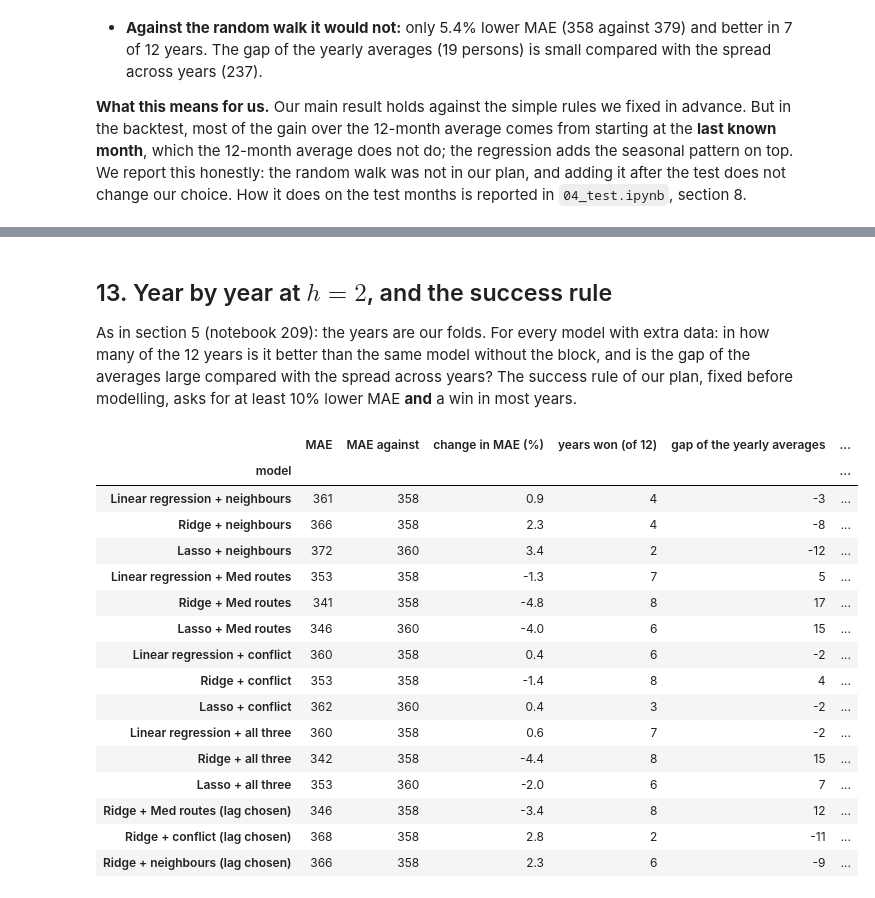
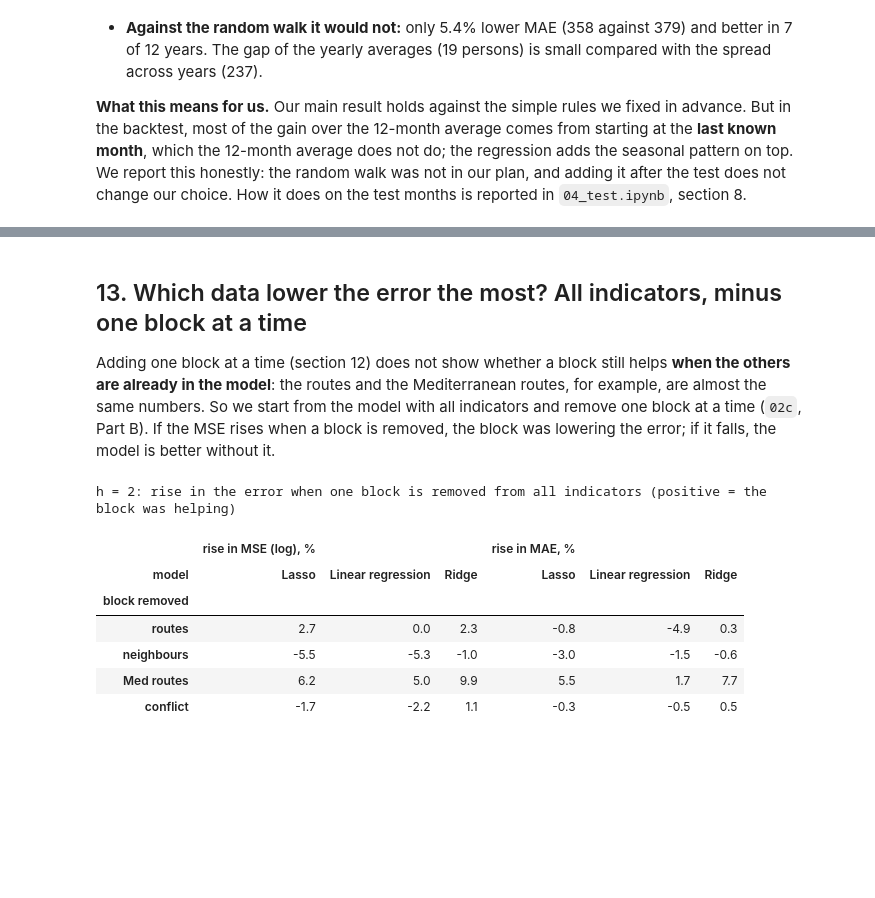
Before and after one commit to axe3010/dsf-asylum-forecast-II, a Jupyter notebook: code/03_evaluate.ipynb, the cells around one changed output, grey strips where cells are left out. Drawn from its saved outputs; the diff is of its cells as text; code cells hidden in the pictures; blank space fills up the shorter version.

```diff
--- a/code/03_evaluate.ipynb
+++ b/code/03_evaluate.ipynb
@@ -421,9 +423,11 @@ def read(path):
     return data
 
 cols = ["model", "origin", "month", "h", "forecast_log", "actual_log", "forecast", "actual"]
-base = pd.concat([read("../data/processed/backtest_forecasts.csv")[cols],          # includes the random walk
-                  read("../data/processed/backtest_forecasts_regression.csv")[cols]], ignore_index=True)
-extra = read("../data/processed/backtest_forecasts_extra.csv")
+base = pd.concat([read("../data/processed/backtest_forecasts.csv")[cols],             # simple rules (with the random walk), (S)ARIMA
+                  read("../data/processed/backtest_forecasts_regression.csv")[cols],  # family 1: the series' own past
+                  read("../data/processed/backtest_forecasts_indicator.csv")[cols]],  # family 2, Part A: + routes
+                 ignore_index=True)
+extra = read("../data/processed/backtest_forecasts_extra.csv")                        # family 2, Part B
 lag_choice = read("../data/processed/backtest_forecasts_lag_choice.csv")
 
 forecasts_b = pd.concat([base, extra[cols], lag_choice[cols]], ignore_index=True)
@@ -443,17 +447,20 @@ Same forecast months for all models: True
 `error_table` is the function of section 2.
 # %%
 simple_rules = ["Seasonal naive", "12-month average", "Random walk"]
-blocks = ["neighbours", "Med routes", "conflict", "all three"]
-block_models = [f"{m} + {bl}" for bl in blocks for m in regression_models]
+indicators = ["routes", "neighbours", "Med routes", "conflict"]
+single_models = [f"{m} + {b}" for b in indicators for m in regression_models]
+all_models = [f"{m} + all indicators" for m in regression_models]
+drop_models = [f"{m} + all but {b}" for b in indicators for m in regression_models]
 lag_models = sorted(lag_choice["model"].unique())
-model_order_b = simple_rules + sarima_models + regression_models + block_models + lag_models
+model_order_b = simple_rules + sarima_models + regression_models + single_models + all_models + drop_models + lag_models
 
 errors_b = error_table(forecasts_b)
+errors_b["MSE (log)"] = errors_b["RMSE (log)"] ** 2
 mae = errors_b.pivot(index="model", columns="h", values="MAE (persons)").loc[model_order_b].round(0)
 mae.columns = [f"MAE h={h}" for h in mae.columns]
-rmse = errors_b.pivot(index="model", columns="h", values="RMSE (log)").loc[model_order_b].round(3)
-rmse.columns = [f"RMSE log h={h}" for h in rmse.columns]
-overview_b = pd.concat([mae, rmse], axis=1)
+mse = errors_b.pivot(index="model", columns="h", values="MSE (log)").loc[model_order_b].round(4)
+mse.columns = [f"MSE log h={h}" for h in mse.columns]
+overview_b = pd.concat([mae, mse], axis=1)
 overview_b.to_csv("../output/tables/03_extra_errors.csv")
 overview_b
 # %% [output]
@@ -571,28 +580,33 @@ effect.pivot_table(index=["block", "model"], columns="h", values="change in MAE
 # %% [markdown]
-## 13. Year by year at $h = 2$, and the success rule
+## 13. Which data lower the error the most? All indicators, minus one block at a time
 
-As in section 5 (notebook 209): the years are our folds. For every model with extra data: in how many of the 12 years is it better than the same model without the block, and is the gap of the averages large compared with the spread across years? The success rule of our plan, fixed before modelling, asks for at least 10% lower MAE **and** a win in most years.
+Adding one block at a time (section 12) does not show whether a block still helps **when the others are already in the model**: the routes and the Mediterranean routes, for example, are almost the same numbers. So we start from the model with all indicators and remove one block at a time (`02c`, Part B). If the MSE rises when a block is removed, the block was lowering the error; if it falls, the model is better without it.
 # %%
-pairs = [(f"{m} + {bl}", m) for bl in blocks for m in regression_models] + [(m, "Ridge") for m in lag_models]
-year_table = pd.DataFrame([compare(a, b) for a, b in pairs]).set_index("model")
-by_year_b.to_csv("../output/tables/03_extra_by_year_h2.csv")
-year_table.drop(columns=["against"])
+rows = []
+for name in regression_models:
+    for removed in indicators:
+        for h in [1, 2, 3]:
+            full = errors_b[(errors_b["model"] == f"{name} + all indicators") & (errors_b["h"] == h)].iloc[0]
+            drop = errors_b[(errors_b["model"] == f"{name} + all but {removed}") & (errors_b["h"] == h)].iloc[0]
+            rows.append({"model": name, "block removed": removed, "h": h,
+                         "MSE (log) with all": full["MSE (log)"], "MSE (log) without the block": drop["MSE (log)"],
+                         "rise in MSE when removed (%)": 100 * (drop["MSE (log)"] / full["MSE (log)"] - 1),
+                         "rise in MAE when removed (%)": 100 * (drop["MAE (persons)"] / full["MAE (persons)"] - 1)})
+contribution = pd.DataFrame(rows)
+contribution.to_csv("../output/tables/03_block_contribution.csv", index=False)
+
+c2 = contribution[contribution["h"] == 2]
+print("h = 2: rise in the error when one block is removed from all indicators (positive = the block was helping)")
+pd.concat({"rise in MSE (log), %": c2.pivot(index="block removed", columns="model", values="rise in MSE when removed (%)"),
+           "rise in MAE, %": c2.pivot(index="block removed", columns="model", values="rise in MAE when removed (%)")},
+          axis=1).loc[indicators].round(1)
 # %% [output]
+h = 2: rise in the error when one block is removed from all indicators (positive = the block was helping)
-|  | MAE | MAE against | change in MAE (%) | years won (of 12) | gap of the yearly averages | ... |
-| model |  |  |  |  |  | ... |
-| Linear regression + neighbours | 361 | 358 | 0.9 | 4 | -3 | ... |
-| Ridge + neighbours | 366 | 358 | 2.3 | 4 | -8 | ... |
-| Lasso + neighbours | 372 | 360 | 3.4 | 2 | -12 | ... |
-| Linear regression + Med routes | 353 | 358 | -1.3 | 7 | 5 | ... |
-| Ridge + Med routes | 341 | 358 | -4.8 | 8 | 17 | ... |
-| Lasso + Med routes | 346 | 360 | -4.0 | 6 | 15 | ... |
-| Linear regression + conflict | 360 | 358 | 0.4 | 6 | -2 | ... |
-| Ridge + conflict | 353 | 358 | -1.4 | 8 | 4 | ... |
-| Lasso + conflict | 362 | 360 | 0.4 | 3 | -2 | ... |
-| Linear regression + all three | 360 | 358 | 0.6 | 7 | -2 | ... |
-| Ridge + all three | 342 | 358 | -4.4 | 8 | 15 | ... |
-| Lasso + all three | 353 | 360 | -2.0 | 6 | 7 | ... |
-| Ridge + Med routes (lag chosen) | 346 | 358 | -3.4 | 8 | 12 | ... |
-| Ridge + conflict (lag chosen) | 368 | 358 | 2.8 | 2 | -11 | ... |
-| Ridge + neighbours (lag chosen) | 366 | 358 | 2.3 | 6 | -9 | ... |
+|  | rise in MSE (log), % |  |  | rise in MAE, % |  |  |
+| model | Lasso | Linear regression | Ridge | Lasso | Linear regression | Ridge |
+| block removed |  |  |  |  |  |  |
+| routes | 2.7 | 0.0 | 2.3 | -0.8 | -4.9 | 0.3 |
+| neighbours | -5.5 | -5.3 | -1.0 | -3.0 | -1.5 | -0.6 |
+| Med routes | 6.2 | 5.0 | 9.9 | 5.5 | 1.7 | 7.7 |
+| conflict | -1.7 | -2.2 | 1.1 | -0.3 | -0.5 | 0.5 |
 # %% [markdown]
```
Also changed, not shown: parts of 48 cells of this notebook, 24 other files.
